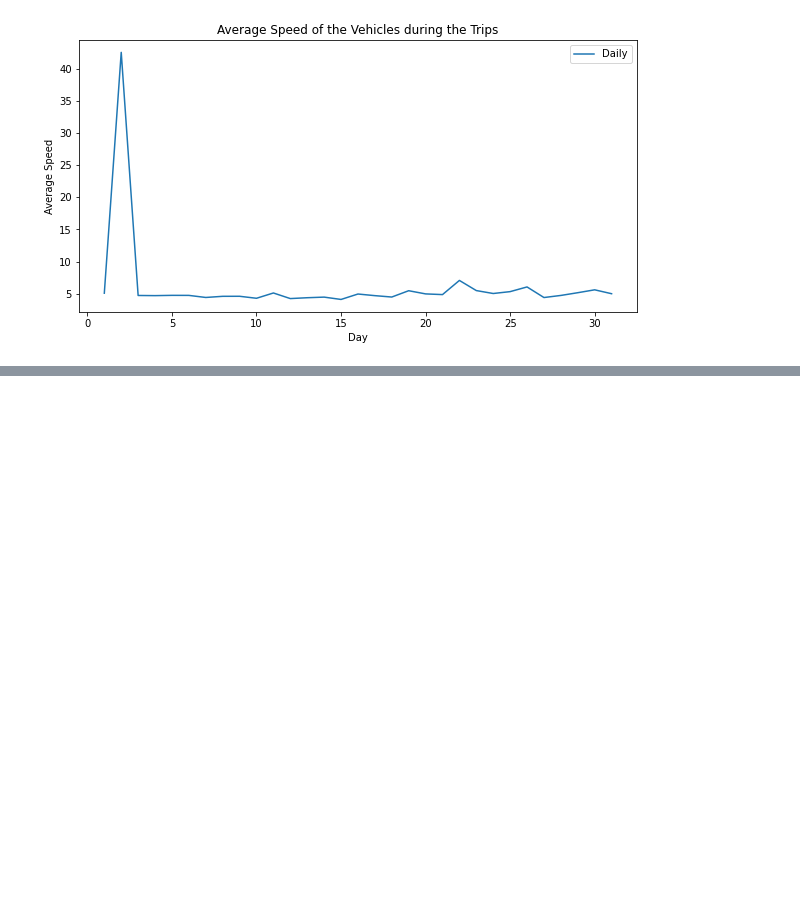
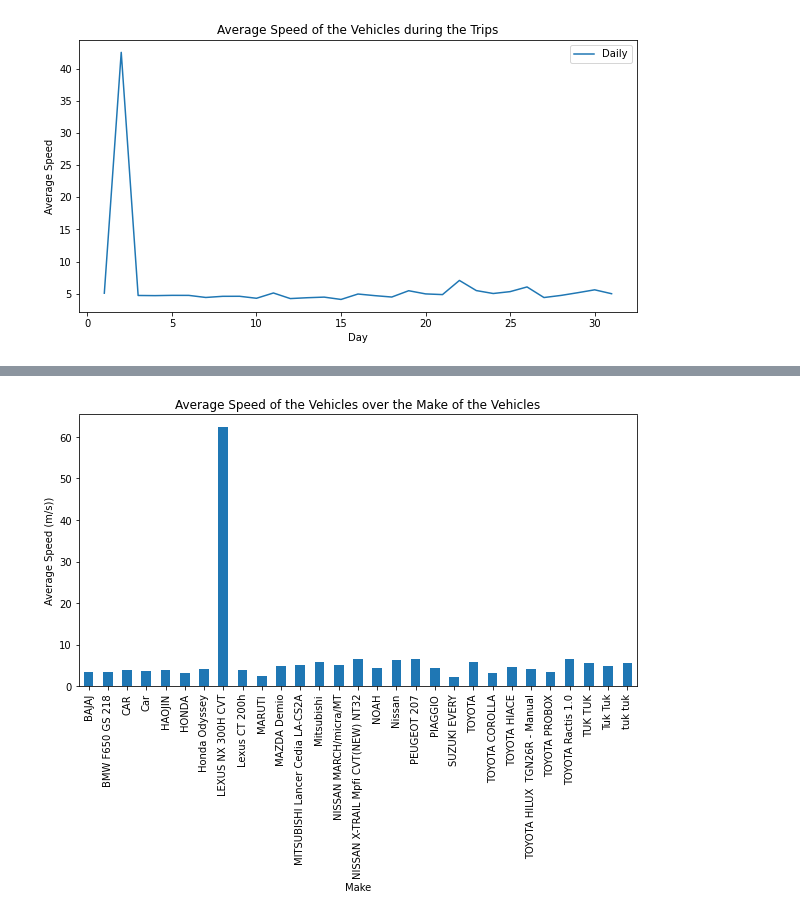
Before and after one commit to Ronnie-Leon76/Yatsa-Analytics, a Jupyter notebook: Yatsa-Analytics-EDA.ipynb, the cells around one changed output, grey strips where cells are left out. Cells and saved outputs as stored; diff of their text form; code cells hidden in the pictures; blank space fills up the shorter version.

```diff
--- a/Yatsa-Analytics-EDA.ipynb
+++ b/Yatsa-Analytics-EDA.ipynb
@@ -442,0 +464,4 @@ trips_df.to_csv('Data/trips_df_refined.csv', index=False)
+# %%
+# merge the trips_df and assets_df to get the vehicle details for each trip in the trips_df dataframe
+merged_df = pd.merge(trips_df, assets, left_on='asset_id', right_on='id', how='left')
+merged_df
@@ -442,0 +482,10 @@ trips_df.to_csv('Data/trips_df_refined.csv', index=False)
+# %%
+# plot the average speed of the vehicles over the make of the vehicles
+plt.figure(figsize=(10, 5))
+merged_df.groupby('make')['average_speed'].mean().plot(kind='bar')
+plt.xlabel('Make')
+plt.ylabel('Average Speed (m/s))')
+plt.title('Average Speed of the Vehicles over the Make of the Vehicles')
+plt.show()
+# %% [output]
+[figure, added]
```
Also changed, not shown: parts of 4 cells of this notebook.
